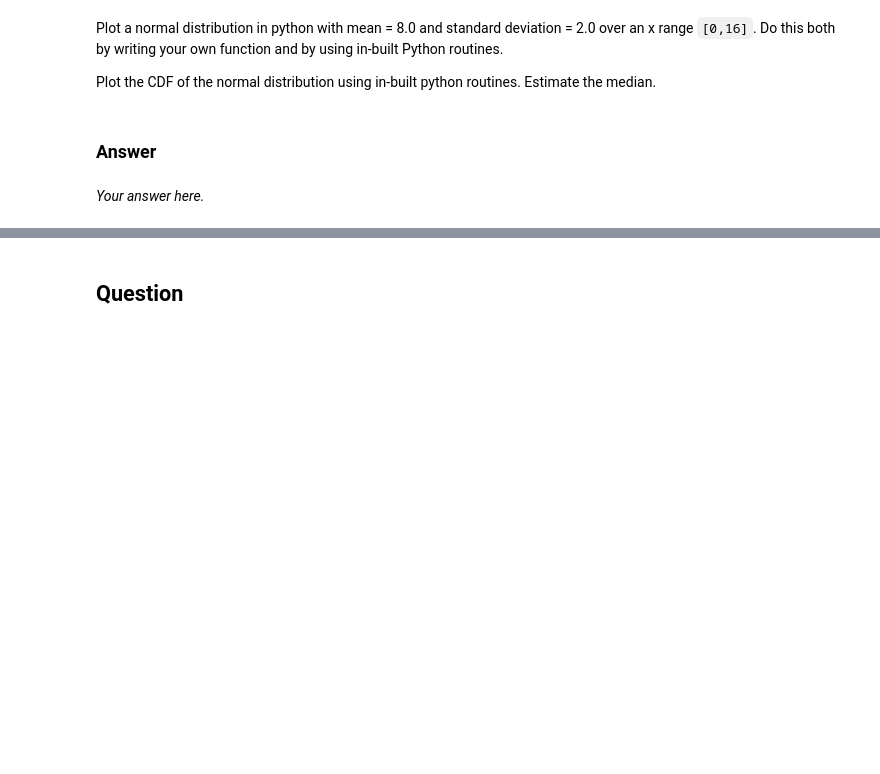
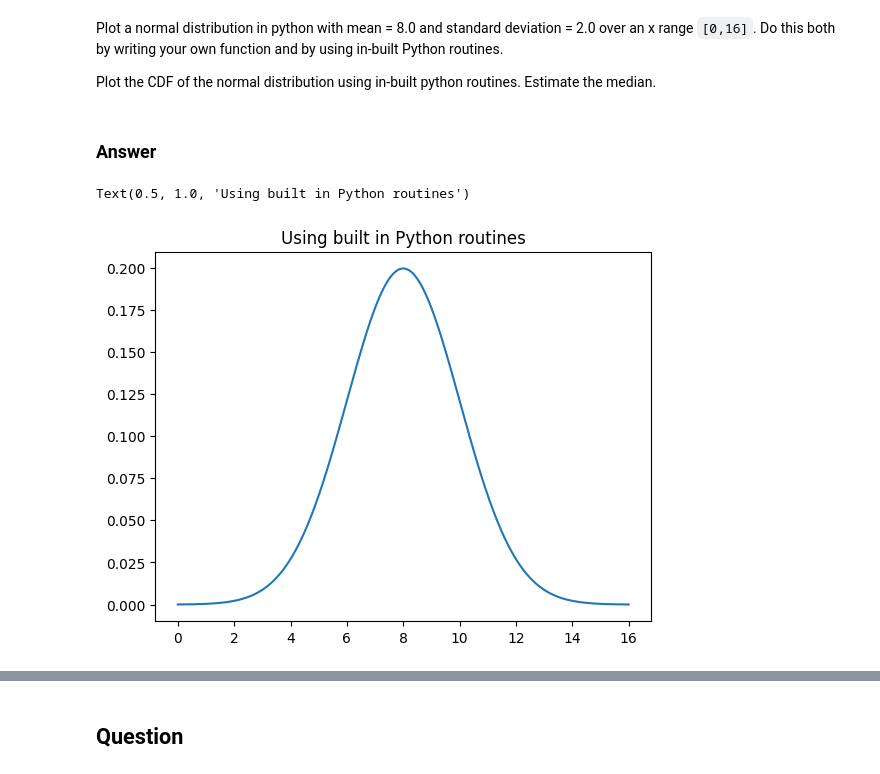
Before and after one commit to Clarke-Henshaw-Miles/extra, a Jupyter notebook: DATA SCIENCE/Chapter3Attempt.ipynb, the cells around one changed output, grey strips where cells are left out. Saved outputs shown, nothing was run; the diff lists cells and outputs as text; code cells hidden in the pictures; blank space fills up the shorter version.

```diff
--- a/DATA SCIENCE/Chapter3Attempt.ipynb
+++ b/DATA SCIENCE/Chapter3Attempt.ipynb
@@ -73,5 +87,18 @@ Plot a normal distribution in python with mean = 8.0 and standard deviation = 2.
 Plot the CDF of the normal distribution using in-built python routines. Estimate the median.
 # %% [markdown]
 ### Answer
-# %% [markdown]
-*Your answer here.*
+# %%
+import numpy as np
+from scipy.stats import norm
+%matplotlib inline
+
+mu = 8
+sigma = 2
+x = np.arange(0,16,0.001)
+#print(x)
+y = norm.pdf(x, mu, sigma)
+plt.plot(x,y)
+plt.title("Using built in Python routines")
+# %% [output]
+Text(0.5, 1.0, 'Using built in Python routines')
+[figure, added]
```
Also changed, not shown: parts of 3 cells of this notebook.
